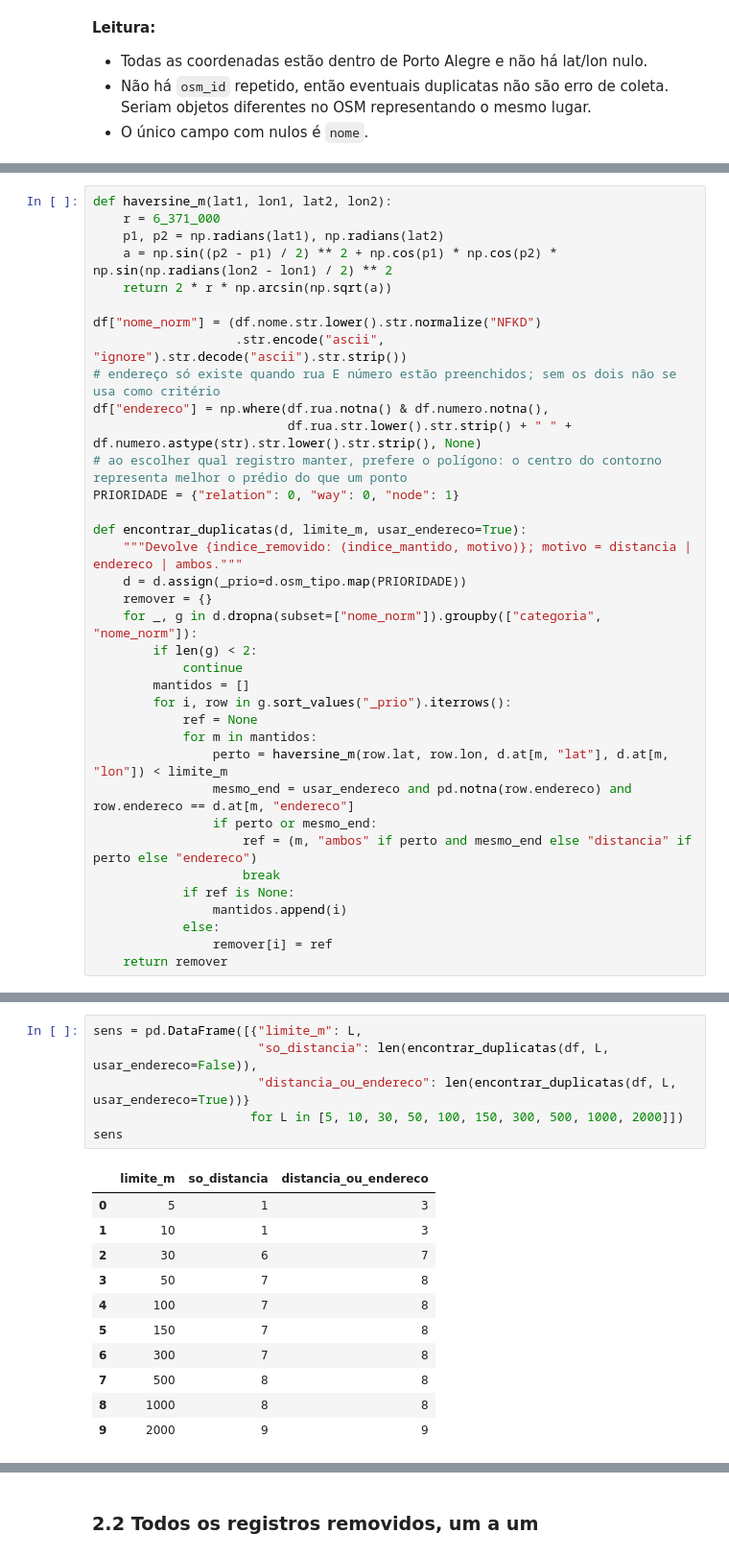
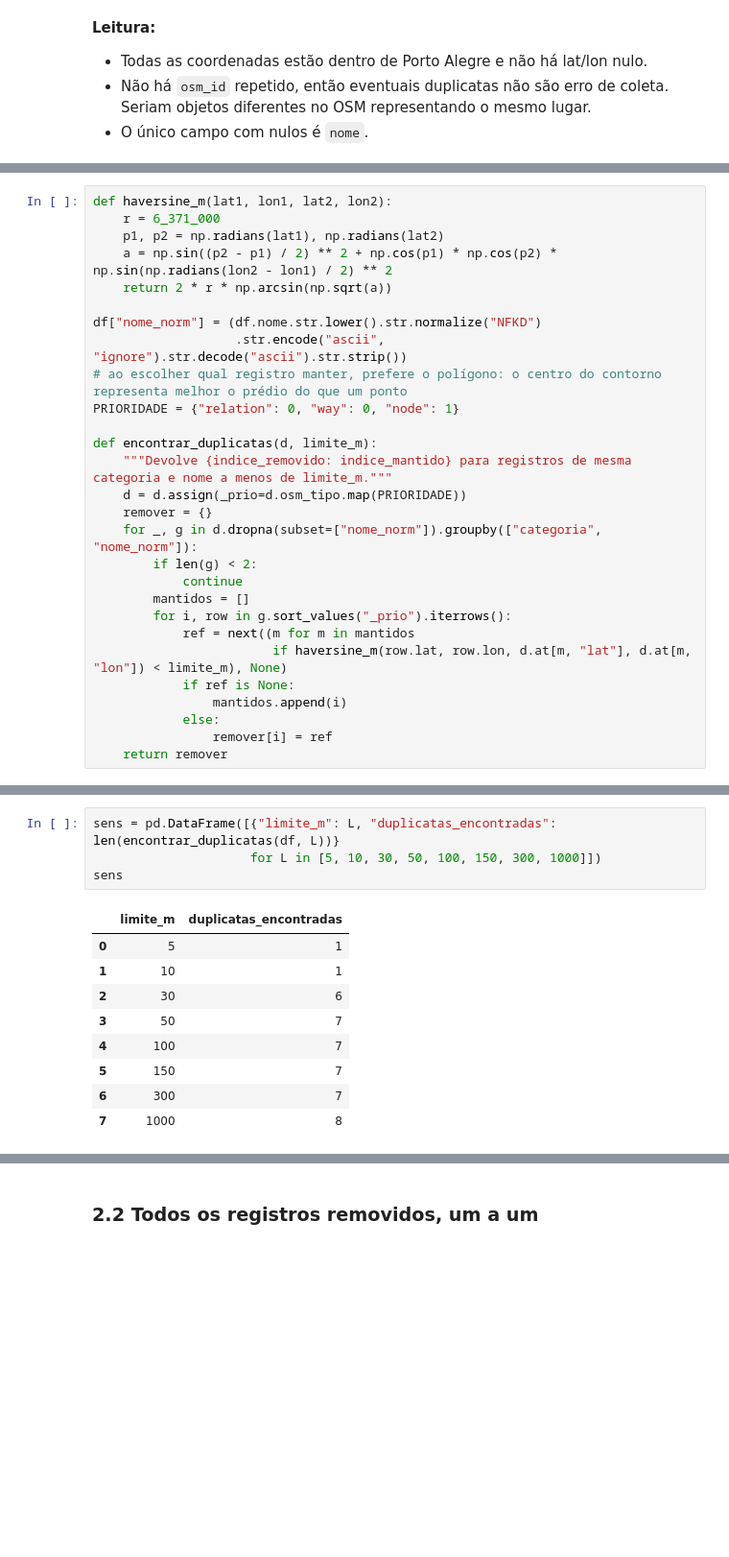
Before and after one commit to luizabmaciel/ProjetoExtensionista-CPA, a Jupyter notebook: notebooks/limpeza_overpass.ipynb, the cells around one changed output, grey strips where cells are left out. Shown at 96% size. Cells and saved outputs as stored; diff of their text form; blank space fills up the shorter version.

```diff
--- a/notebooks/limpeza_overpass.ipynb
+++ b/notebooks/limpeza_overpass.ipynb
@@ -110,14 +102,11 @@ def haversine_m(lat1, lon1, lat2, lon2):
 
 df["nome_norm"] = (df.nome.str.lower().str.normalize("NFKD")
                    .str.encode("ascii", "ignore").str.decode("ascii").str.strip())
-# endereço só existe quando rua E número estão preenchidos; sem os dois não se usa como critério
-df["endereco"] = np.where(df.rua.notna() & df.numero.notna(),
-                          df.rua.str.lower().str.strip() + " " + df.numero.astype(str).str.lower().str.strip(), None)
 # ao escolher qual registro manter, prefere o polígono: o centro do contorno representa melhor o prédio do que um ponto
 PRIORIDADE = {"relation": 0, "way": 0, "node": 1}
 
-def encontrar_duplicatas(d, limite_m, usar_endereco=True):
-    """Devolve {indice_removido: (indice_mantido, motivo)}; motivo = distancia | endereco | ambos."""
+def encontrar_duplicatas(d, limite_m):
+    """Devolve {indice_removido: indice_mantido} para registros de mesma categoria e nome a menos de limite_m."""
     d = d.assign(_prio=d.osm_tipo.map(PRIORIDADE))
     remover = {}
     for _, g in d.dropna(subset=["nome_norm"]).groupby(["categoria", "nome_norm"]):
@@ -125,13 +114,8 @@ def encontrar_duplicatas(d, limite_m, usar_endereco=True):
             continue
         mantidos = []
         for i, row in g.sort_values("_prio").iterrows():
-            ref = None
-            for m in mantidos:
-                perto = haversine_m(row.lat, row.lon, d.at[m, "lat"], d.at[m, "lon"]) < limite_m
-                mesmo_end = usar_endereco and pd.notna(row.endereco) and row.endereco == d.at[m, "endereco"]
-                if perto or mesmo_end:
-                    ref = (m, "ambos" if perto and mesmo_end else "distancia" if perto else "endereco")
-                    break
+            ref = next((m for m in mantidos
+                        if haversine_m(row.lat, row.lon, d.at[m, "lat"], d.at[m, "lon"]) < limite_m), None)
             if ref is None:
                 mantidos.append(i)
             else:
@@ -144,18 +129,14 @@ Em vez de fixar o limite sem justificar, o código conta quantas duplicatas apar
 # %%
-sens = pd.DataFrame([{"limite_m": L,
-                      "so_distancia": len(encontrar_duplicatas(df, L, usar_endereco=False)),
-                      "distancia_ou_endereco": len(encontrar_duplicatas(df, L, usar_endereco=True))}
-                     for L in [5, 10, 30, 50, 100, 150, 300, 500, 1000, 2000]])
+sens = pd.DataFrame([{"limite_m": L, "duplicatas_encontradas": len(encontrar_duplicatas(df, L))}
+                     for L in [5, 10, 30, 50, 100, 150, 300, 1000]])
 sens
 # %% [output]
-|  | limite_m | so_distancia | distancia_ou_endereco |
-| 0 | 5 | 1 | 3 |
-| 1 | 10 | 1 | 3 |
-| 2 | 30 | 6 | 7 |
-| 3 | 50 | 7 | 8 |
-| 4 | 100 | 7 | 8 |
-| 5 | 150 | 7 | 8 |
-| 6 | 300 | 7 | 8 |
-| 7 | 500 | 8 | 8 |
-| 8 | 1000 | 8 | 8 |
-| 9 | 2000 | 9 | 9 |
+|  | limite_m | duplicatas_encontradas |
+| 0 | 5 | 1 |
+| 1 | 10 | 1 |
+| 2 | 30 | 6 |
+| 3 | 50 | 7 |
+| 4 | 100 | 7 |
+| 5 | 150 | 7 |
+| 6 | 300 | 7 |
+| 7 | 1000 | 8 |
```
Also changed, not shown: parts of 13 cells of this notebook, 6 other files.
